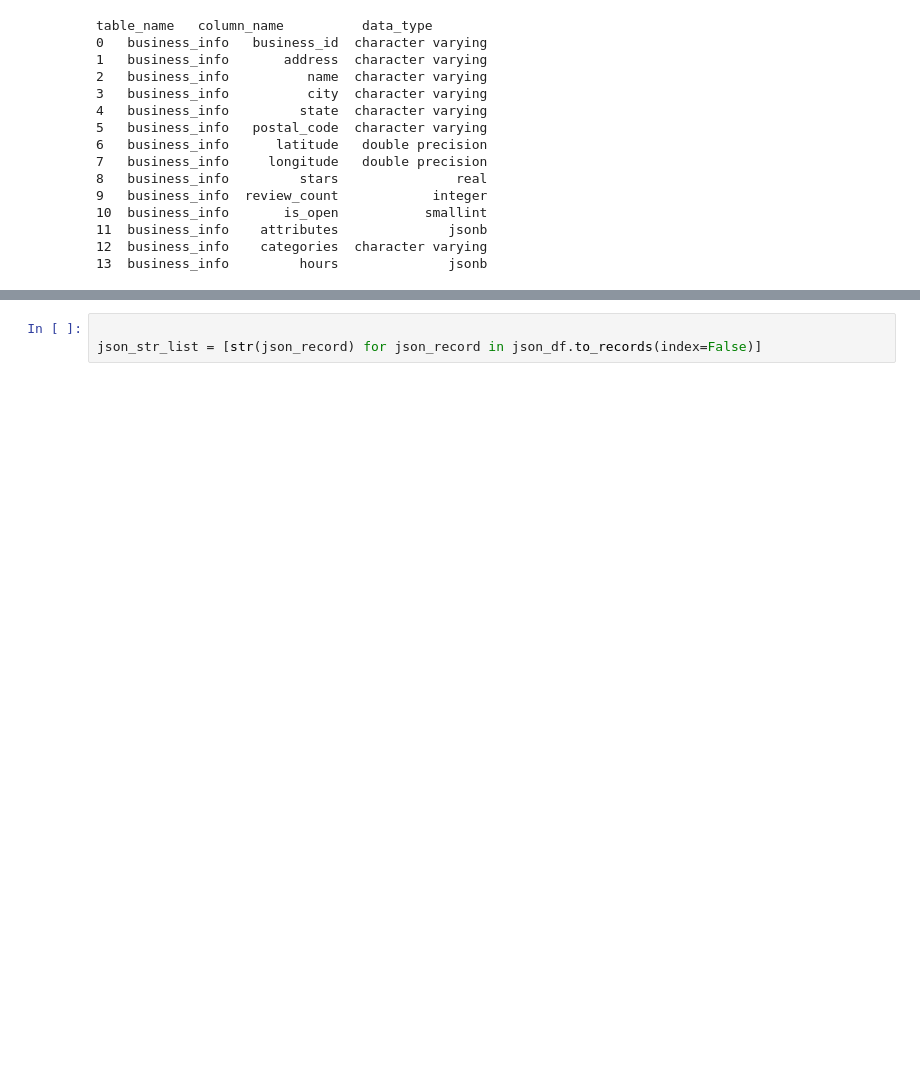
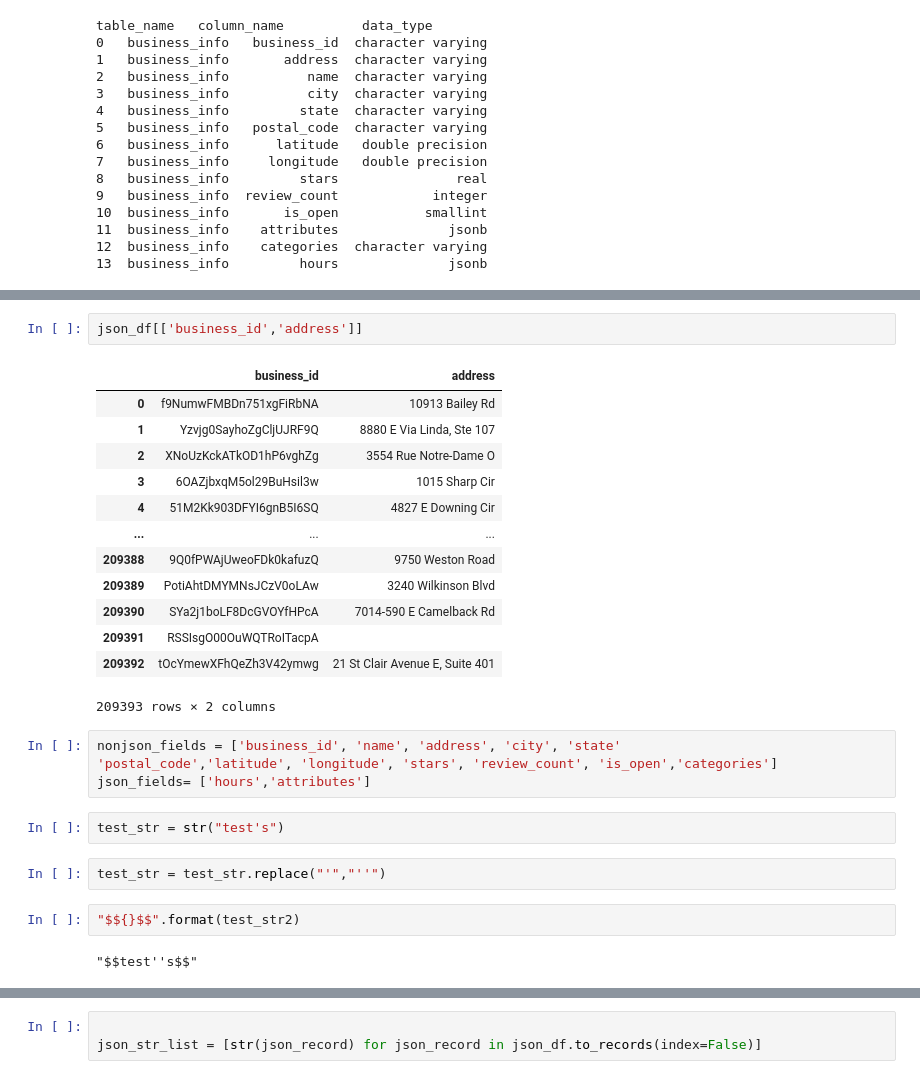
Before and after one commit to mbkranz/restaurant-app, a Jupyter notebook: notebooks/create-yelp-database.ipynb, the cells around one changed output, grey strips where cells are left out. Cells and saved outputs as stored; diff of their text form; blank space fills up the shorter version.

Commit message:
added fxns to format sql strings

```diff
--- a/notebooks/create-yelp-database.ipynb
+++ b/notebooks/create-yelp-database.ipynb
@@ -186,0 +196,28 @@ table_name   column_name          data_type
+# %%
+json_df[['business_id','address']]
+# %% [output]
+|  | business_id | address |
+| 0 | f9NumwFMBDn751xgFiRbNA | 10913 Bailey Rd |
+| 1 | Yzvjg0SayhoZgCljUJRF9Q | 8880 E Via Linda, Ste 107 |
+| 2 | XNoUzKckATkOD1hP6vghZg | 3554 Rue Notre-Dame O |
+| 3 | 6OAZjbxqM5ol29BuHsil3w | 1015 Sharp Cir |
+| 4 | 51M2Kk903DFYI6gnB5I6SQ | 4827 E Downing Cir |
+| ... | ... | ... |
+| 209388 | 9Q0fPWAjUweoFDk0kafuzQ | 9750 Weston Road |
+| 209389 | PotiAhtDMYMNsJCzV0oLAw | 3240 Wilkinson Blvd |
+| 209390 | SYa2j1boLF8DcGVOYfHPcA | 7014-590 E Camelback Rd |
+| 209391 | RSSIsgO00OuWQTRoITacpA |  |
+| 209392 | tOcYmewXFhQeZh3V42ymwg | 21 St Clair Avenue E, Suite 401 |
+209393 rows × 2 columns
+# %%
+nonjson_fields = ['business_id', 'name', 'address', 'city', 'state'
+'postal_code','latitude', 'longitude', 'stars', 'review_count', 'is_open','categories']
+json_fields= ['hours','attributes']
+# %%
+test_str = str("test's")
+# %%
+test_str = test_str.replace("'","''")
+# %%
+"$${}$$".format(test_str2)
+# %% [output]
+"$$test''s$$"
```
Also changed, not shown: parts of 16 cells of this notebook.
